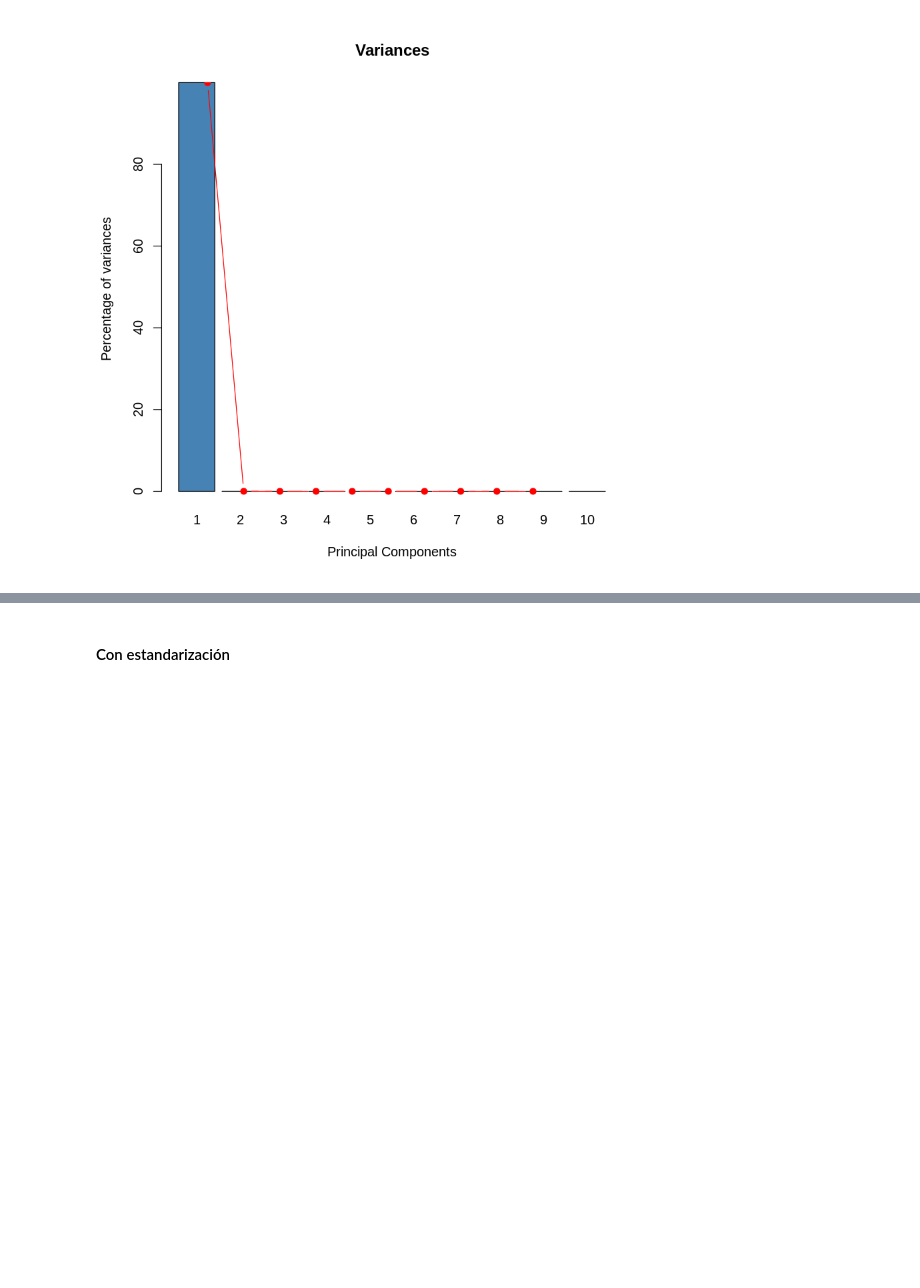
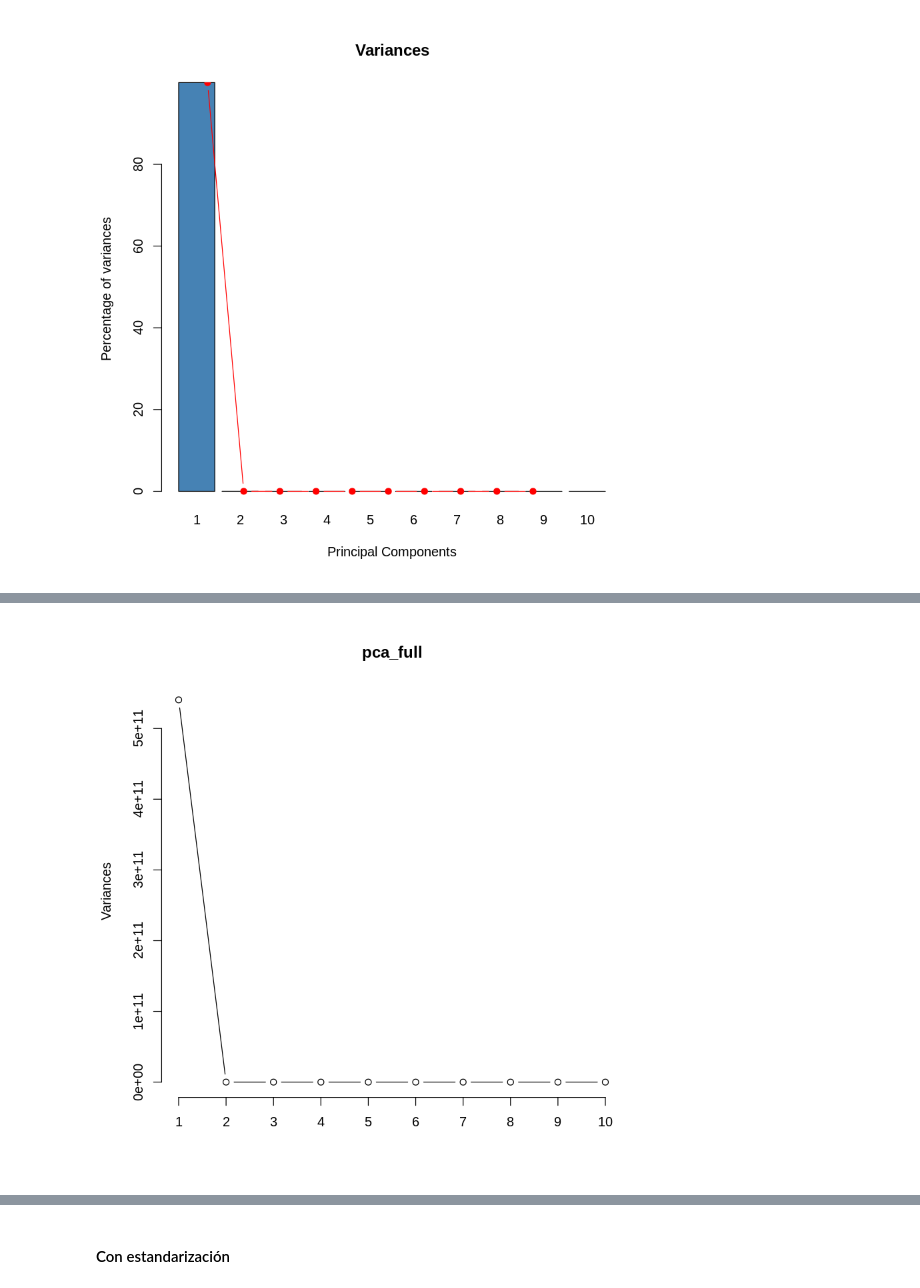
Before and after one commit to yerartdev/uc-m1966-datamining, a Jupyter notebook: d2/T02-m1966-clasificacion-reduccion-dimensionalidad.ipynb, the cells around one changed output, grey strips where cells are left out. Cells and saved outputs as stored; diff of their text form; code cells hidden in the pictures; blank space fills up the shorter version.

```diff
--- a/d2/T02-m1966-clasificacion-reduccion-dimensionalidad.ipynb
+++ b/d2/T02-m1966-clasificacion-reduccion-dimensionalidad.ipynb
@@ -206,0 +239,5 @@ lines(x = 1:10,
+# %%
+#::GMG::Directamente con el objeto que nos devuelve prcomp() sin poercentaje
+plot(pca_full, type='l')
+# %% [output]
+[figure, added]
```
Also changed, not shown: parts of 14 cells of this notebook.
